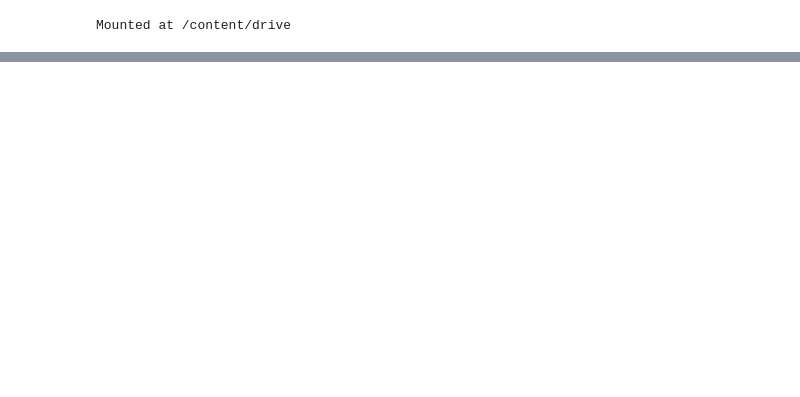
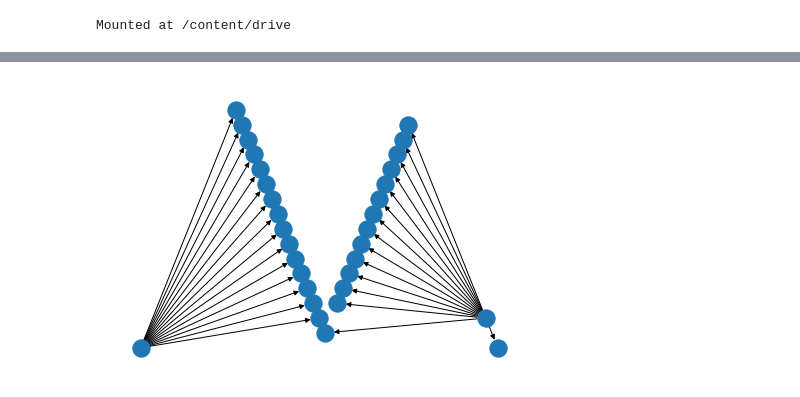
Before and after one commit to ENEE439d-TEXTML/TextML, a Jupyter notebook: data2_citation_template.ipynb, the cells around one changed output, grey strips where cells are left out. Drawn from its saved outputs; the diff is of its cells as text; code cells hidden in the pictures; blank space fills up the shorter version.

```diff
--- a/data2_citation_template.ipynb
+++ b/data2_citation_template.ipynb
@@ -94,0 +235,2 @@ for number in numbers:
+# %%
+title_subset = {key: value for key, value in titles.items() if len(DG.in_edges([key])) > 12}
@@ -94,0 +257,3 @@ for number in numbers:
+# %%
+DG_subset = nx.DiGraph(title_subset)
+DG_subset.number_of_nodes()
@@ -94,0 +317,7 @@ for number in numbers:
+# %%
+import matplotlib.pyplot as plt
+plt.clf
+nx.draw_planar(DG_subset, with_labels=False)
+plt.savefig("filename3.png")
+# %% [output]
+[figure, added]
```
Also changed, not shown: parts of 20 cells of this notebook.
